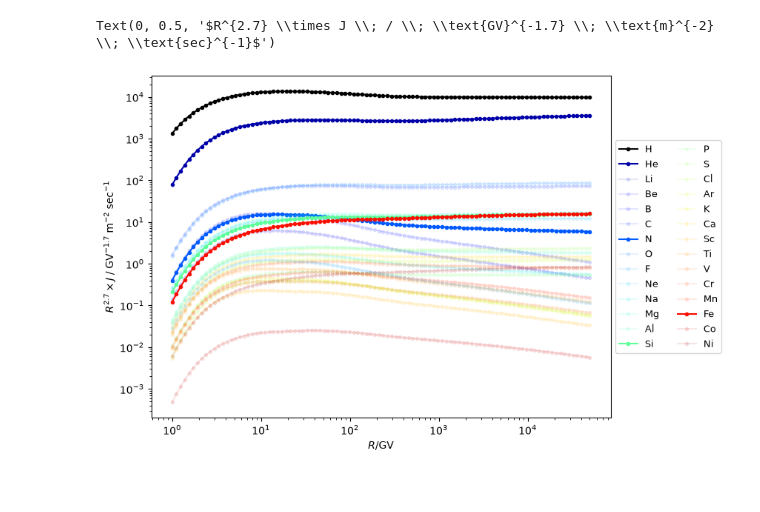
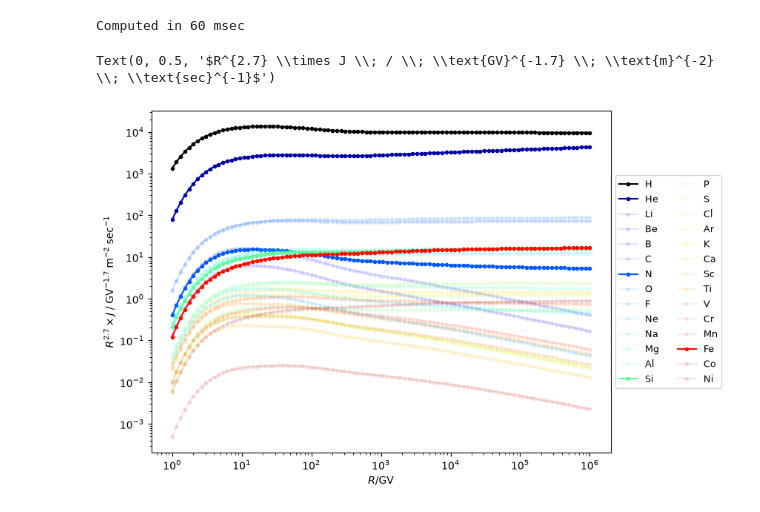
Before and after one commit to carmeloevoli/crams, a Jupyter notebook: examples/extension.ipynb, the cells around one changed output. Saved outputs shown, nothing was run; the diff lists cells and outputs as text; code cells hidden in the pictures.

Commit message:
systematic investigation of grid sizes

```diff
--- a/examples/extension.ipynb
+++ b/examples/extension.ipynb
@@ -47,31 +47,35 @@ total: 2.97 sec, per eval: 99.00 msec
 # %%
 from crams import ELEMENT_NAMES, LogGrid
 from matplotlib import pyplot as plt
 
 runner = CramsRunner(
-    R_out_grid=LogGrid(1.0, 50_000, 100),
-    T_sim_grid=LogGrid(0.1, 10_000_000, 1000),
+    R_out_grid=LogGrid(1.0, 1_000_000, 100),
+    T_sim_grid=LogGrid(0.05, 10_000_000, 200),
 )
+start = time.time()
 spectra = runner.compute(PropagationParams(), InjectionParams.default())
+print(f"Computed in {(time.time() - start) * 1000:.2g} msec")
+
 fig, ax = plt.subplots(figsize=(8, 6))
 
 R = spectra[:, 0]
 
 cmap = plt.get_cmap("jet")
 principal_nuclei = ["H", "He", "N", "Si", "Fe"]
 for i, (spec, name) in enumerate(zip(spectra.T[1:, :], ELEMENT_NAMES, strict=True)):
     ax.loglog(
         R,
         R**2.7 * spec,
         ".-",
         label=name,
         color=cmap(i / len(ELEMENT_NAMES)) if name != "H" else "black",
         alpha=0.1 if name not in principal_nuclei else 1.0,
     )
 
 ax.legend(loc="center left", bbox_to_anchor=(1, 0.5), ncol=2, fontsize=9)
 ax.set_xlabel("$R / \\text{GV}$")
 ax.set_ylabel("$R^{2.7} \\times J \\; / \\; \\text{GV}^{-1.7} \\; \\text{m}^{-2} \\; \\text{sec}^{-1}$")
 # %% [output]
-Text(0, 0.5, '$R^{2.7} \\times J \\; / \\; \\text{GV}^{-1.7} \\; \\text{m}^{-2} \\; \\text{sec}^{-1}$')
+Computed in 60 msec
+Text(0, 0.5, '$R^{2.7} \\times J \\; / \\; \\text{GV}^{-1.7} \\; \\text{m}^{-2} \\; \\text{sec}^{-1}$')
-[figure, old version]
+[figure, new version]
```
Also changed, not shown: parts of 2 cells of this notebook.
